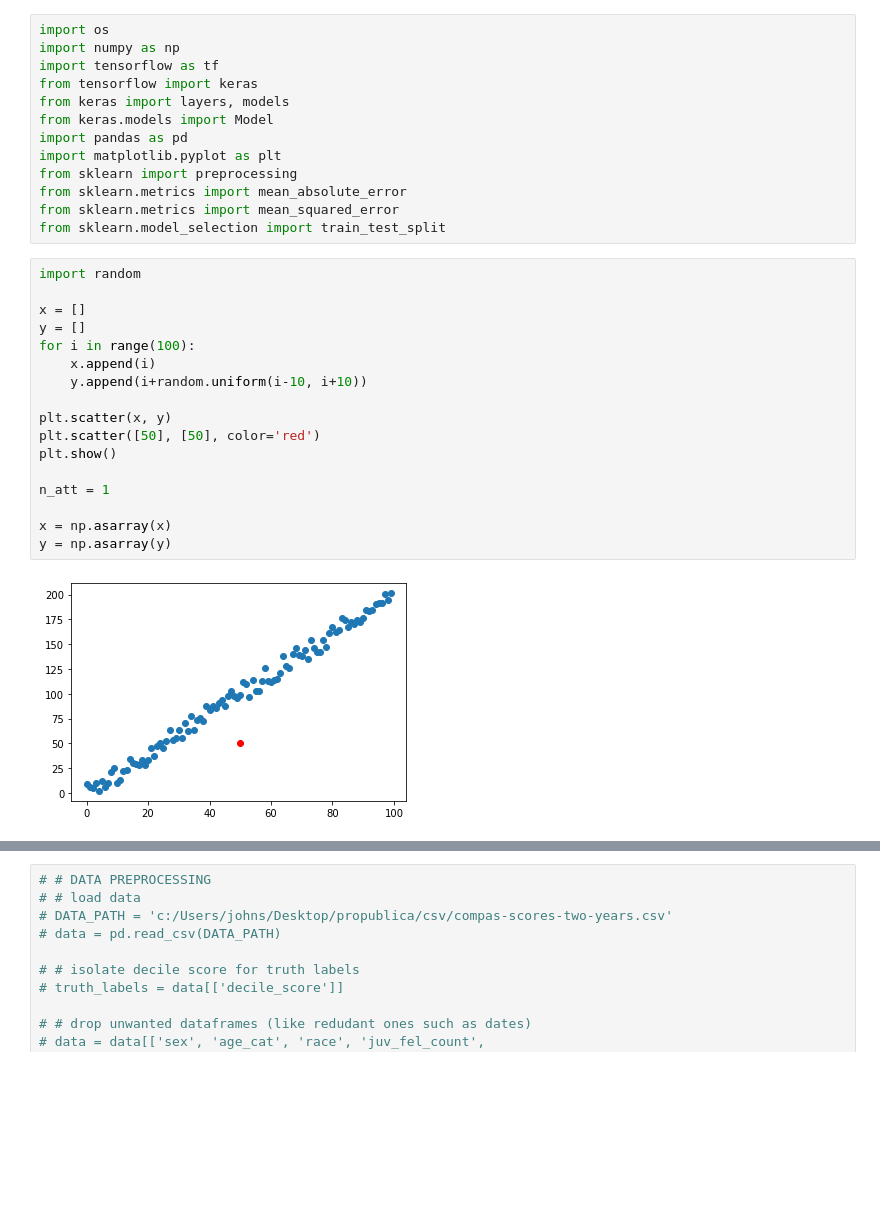
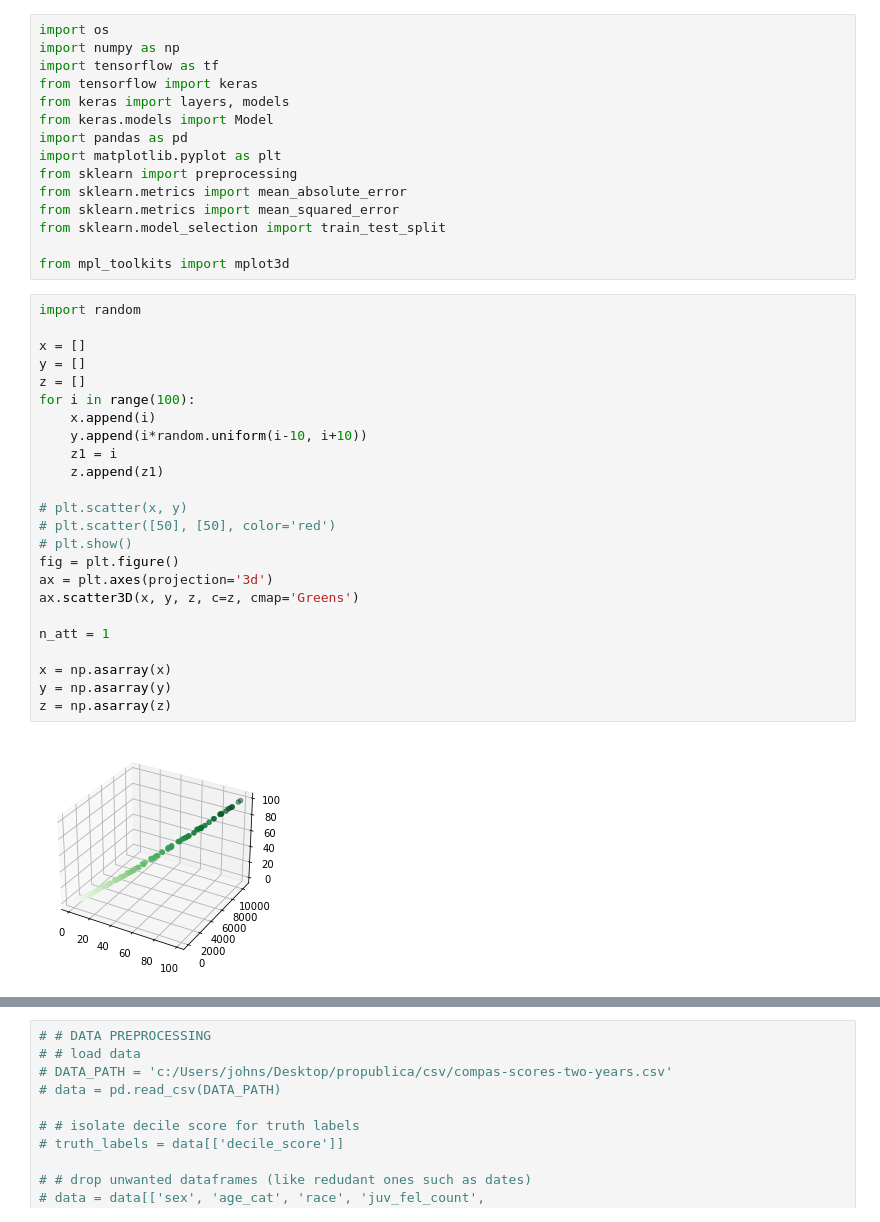
Before and after one commit to jmalubay1/MLBias, a Jupyter notebook: model.ipynb, the cells around one changed output, grey strips where cells are left out. Drawn from its saved outputs; the diff is of its cells as text; blank space fills up the shorter version.

```diff
--- a/model.ipynb
+++ b/model.ipynb
@@ -11,22 +11,31 @@ from sklearn import preprocessing
 from sklearn.metrics import mean_absolute_error
 from sklearn.metrics import mean_squared_error
 from sklearn.model_selection import train_test_split
+
+from mpl_toolkits import mplot3d
 # %%
 import random
 
 x = []
 y = []
+z = []
 for i in range(100):
     x.append(i)
-    y.append(i+random.uniform(i-10, i+10))
+    y.append(i*random.uniform(i-10, i+10))
+    z1 = i
+    z.append(z1)
 
-plt.scatter(x, y)
-plt.scatter([50], [50], color='red')
-plt.show()
+# plt.scatter(x, y)
+# plt.scatter([50], [50], color='red')
+# plt.show()
+fig = plt.figure()
+ax = plt.axes(projection='3d')
+ax.scatter3D(x, y, z, c=z, cmap='Greens')
 
 n_att = 1
 
 x = np.asarray(x)
 y = np.asarray(y)
+z = np.asarray(z)
 # %% [output]
-[figure, old version]
+[figure, new version]
```
Also changed, not shown: parts of 11 cells of this notebook, 2 other files.
